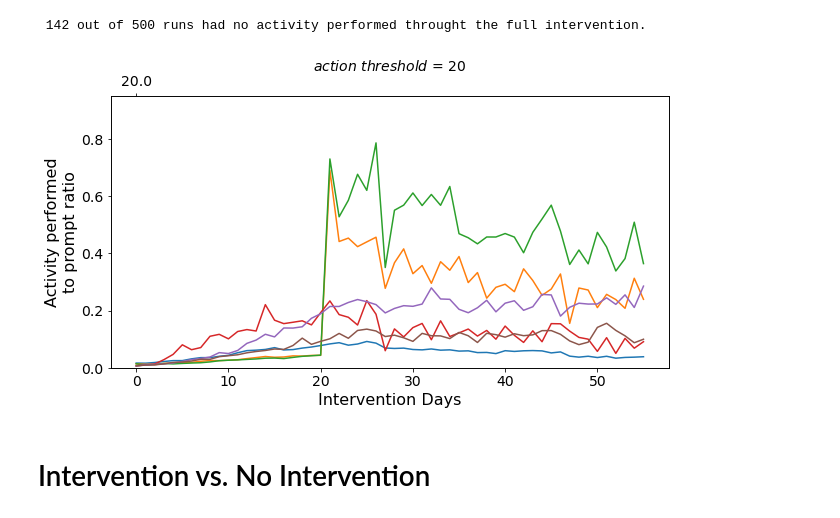
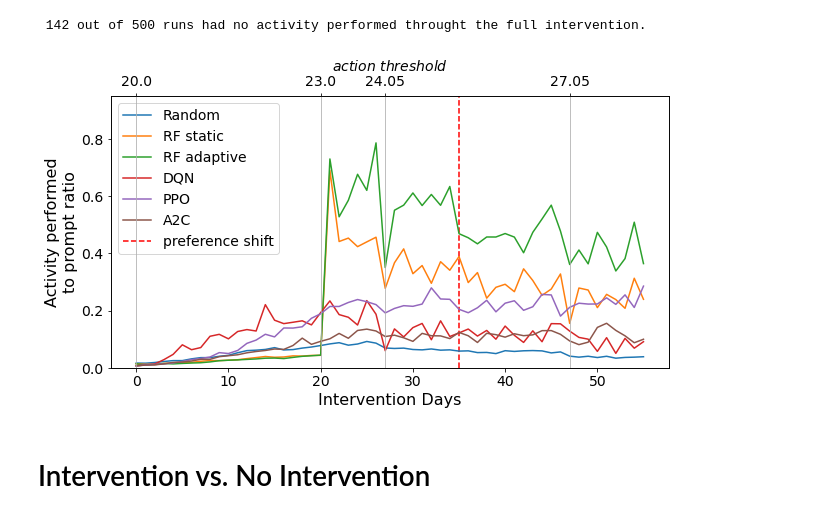
Before and after one commit to sysmon37/aibi-dhi-simulator, a Jupyter notebook: RLapproaches_comparison.ipynb, the cells around one changed output. Saved outputs shown, nothing was run; the diff lists cells and outputs as text; code cells hidden in the pictures.

```diff
--- a/RLapproaches_comparison.ipynb
+++ b/RLapproaches_comparison.ipynb
@@ -371,36 +371,34 @@ intervention_length = 7*8
 # %%
 fig, (ax1) = plt.subplots(1, 1, sharex=True, sharey=False, figsize=(10,5))
 ax1.plot(np.nanmean(rr_random_list, axis=0), label='Random')
 ax1.plot(np.nanmean(rr_rf3_list, axis=0), label='RF static')
 ax1.plot(np.nanmean(rr_rf3a_list, axis=0), label='RF adaptive')
 ax1.plot(np.nanmean(rr_dqn_list, axis=0), label='DQN')
 ax1.plot(np.nanmean(rr_ppo_list, axis=0), label='PPO')
 ax1.plot(np.nanmean(rr_a2c_list, axis=0), label='A2C')
-# ax1.vlines(shift , 0, 1, linestyles='dashed', color='red', label='preference shift' )
+ax1.vlines(shift , 0, 1, linestyles='dashed', color='red', label='preference shift' )
 plt.xticks(fontsize=14)
 plt.yticks(fontsize=14)
 ax2 = ax1.twiny()
 def tick_function(X):
     V = 20 + 0.15 * X
     return V
 
-new_tick_locations = np.array([0])
-# ax2.grid(True)
+new_tick_locations = np.array([0, 20, 27, 47])
+ax2.grid(True)
 ax2.set_xlim(ax1.get_xlim())
 ax2.set_xticks(new_tick_locations)
 ax2.set_xticklabels(tick_function(new_tick_locations))
-ax2.set_xlabel('$ \it{action}$ $\it{threshold}$ = 20', fontsize=14 )
+ax2.set_xlabel('$ \it{action}$ $\it{threshold}$', fontsize=14 )
 ax1.set_xlabel('Intervention Days', fontsize=16 )
-# ax2.set_ylabel('\n'.join(wrap('Numbers of notifications', 20)))
 ax1.set_ylabel('\n'.join(wrap('Activity performed to prompt ratio', 20)), fontsize=16 )
-# ax3.set_ylabel( '\n'.join(wrap('Hours slept', 20)) )
 plt.ylim(0, 0.95)
-# ax1.legend( fontsize=14)
+ax1.legend( fontsize=14)
 plt.xticks(fontsize=14)
 plt.yticks(fontsize=14)
 plt.show()
 # %% [output]
-[figure, old version]
+[figure, new version]
 # %% [markdown]
 # Intervention vs. No Intervention
 # %% [markdown]
```
